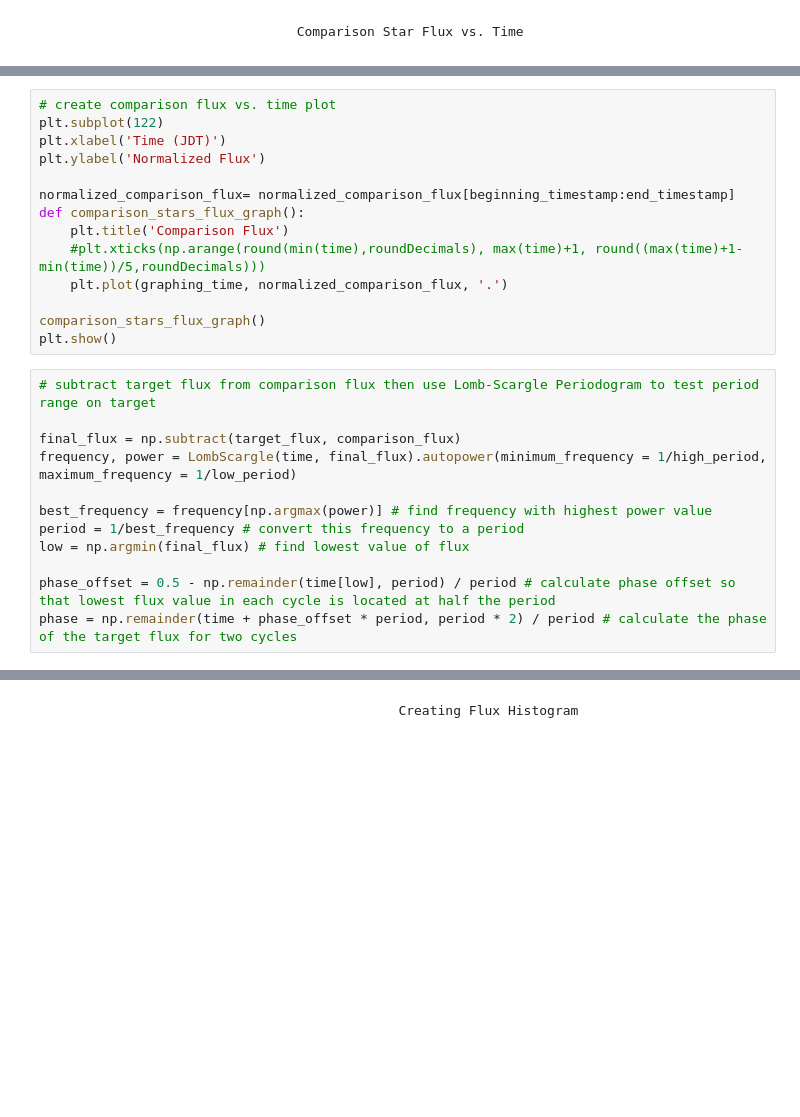
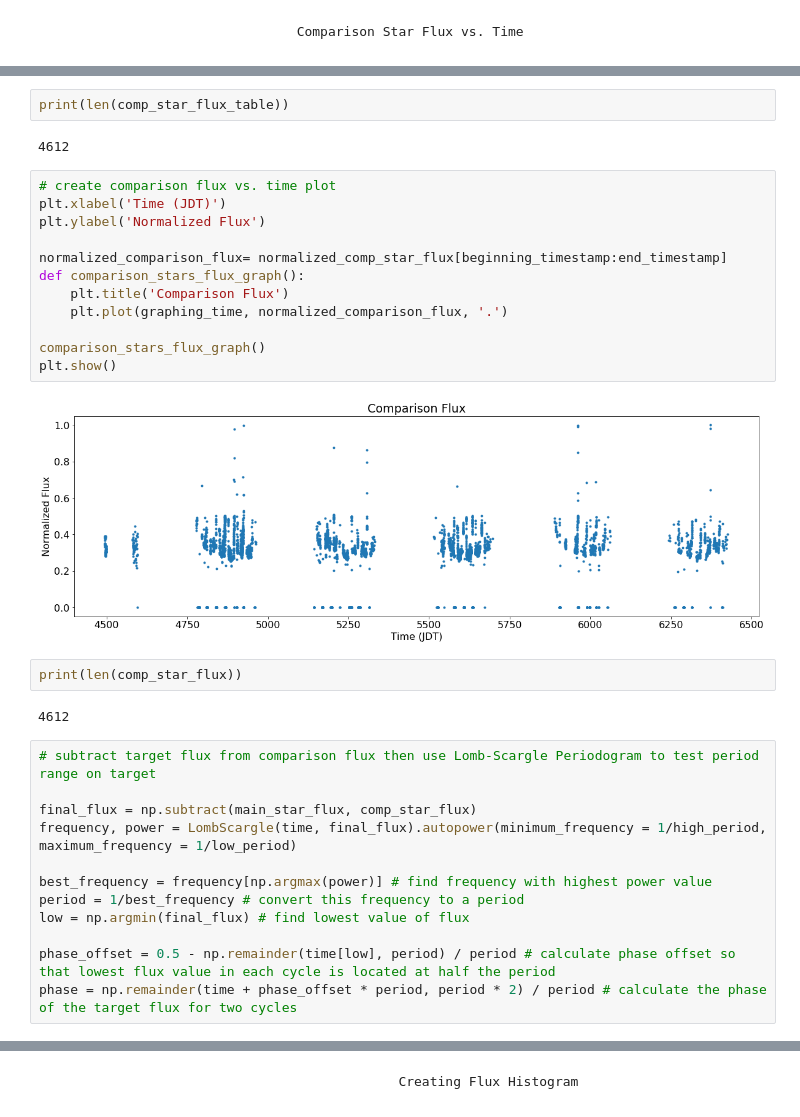
Before and after one commit to joshuapepper/kelt_halo, a Jupyter notebook: KELT Image Data Pipeline KN07.ipynb, the cells around one changed output, grey strips where cells are left out. Cells and saved outputs as stored; diff of their text form; blank space fills up the shorter version.

```diff
--- a/KELT Image Data Pipeline KN07.ipynb
+++ b/KELT Image Data Pipeline KN07.ipynb
@@ -523,21 +508,29 @@ SyntaxError: invalid syntax (<ipython-input-200-46e122a6d147>, line 4)
+# %%
+print(len(comp_star_flux_table))
+# %% [output]
+4612
 # %%
 # create comparison flux vs. time plot
-plt.subplot(122)
 plt.xlabel('Time (JDT)')
 plt.ylabel('Normalized Flux')
 
-normalized_comparison_flux= normalized_comparison_flux[beginning_timestamp:end_timestamp]
+normalized_comparison_flux= normalized_comp_star_flux[beginning_timestamp:end_timestamp]
 def comparison_stars_flux_graph():
     plt.title('Comparison Flux')
-    #plt.xticks(np.arange(round(min(time),roundDecimals), max(time)+1, round((max(time)+1-min(time))/5,roundDecimals)))
     plt.plot(graphing_time, normalized_comparison_flux, '.')
 
 comparison_stars_flux_graph()
 plt.show()
+# %% [output]
+[figure, added]
+# %%
+print(len(comp_star_flux))
+# %% [output]
+4612
 # %%
 # subtract target flux from comparison flux then use Lomb-Scargle Periodogram to test period range on target
 
-final_flux = np.subtract(target_flux, comparison_flux)
+final_flux = np.subtract(main_star_flux, comp_star_flux)
 frequency, power = LombScargle(time, final_flux).autopower(minimum_frequency = 1/high_period, maximum_frequency = 1/low_period)
 
 best_frequency = frequency[np.argmax(power)] # find frequency with highest power value
```
Also changed, not shown: parts of 12 cells of this notebook.
